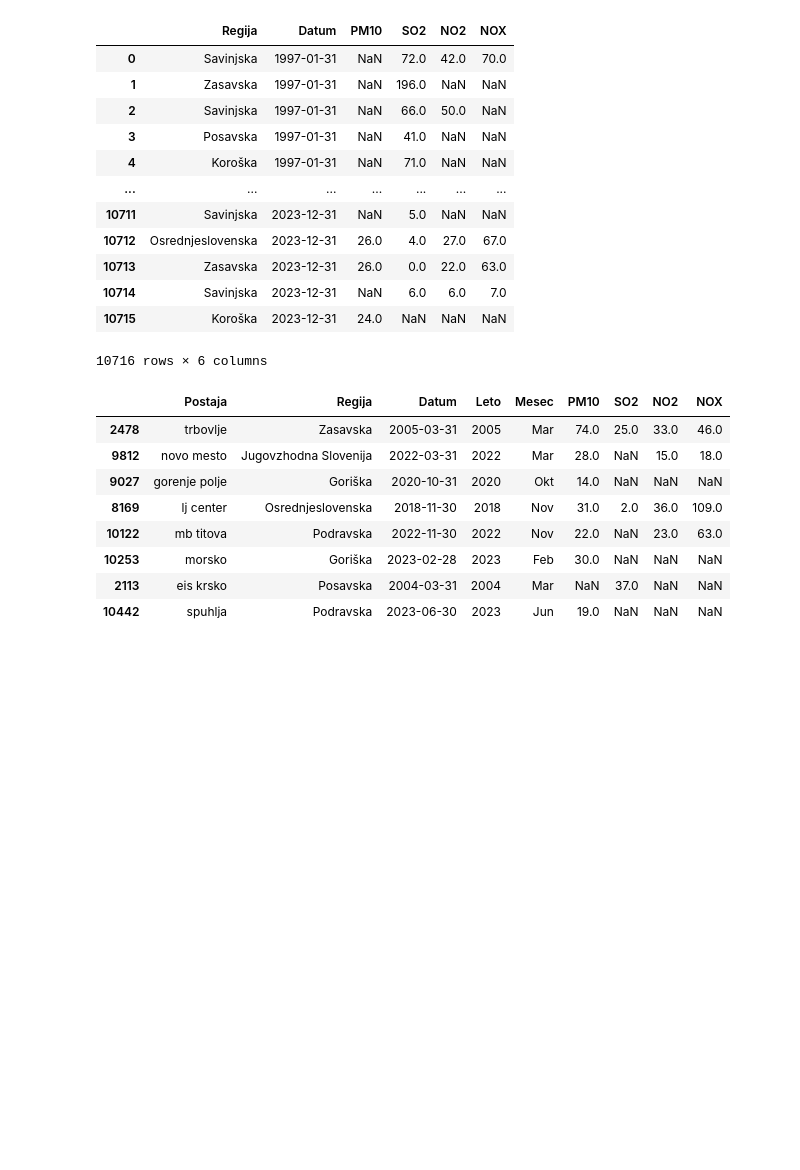
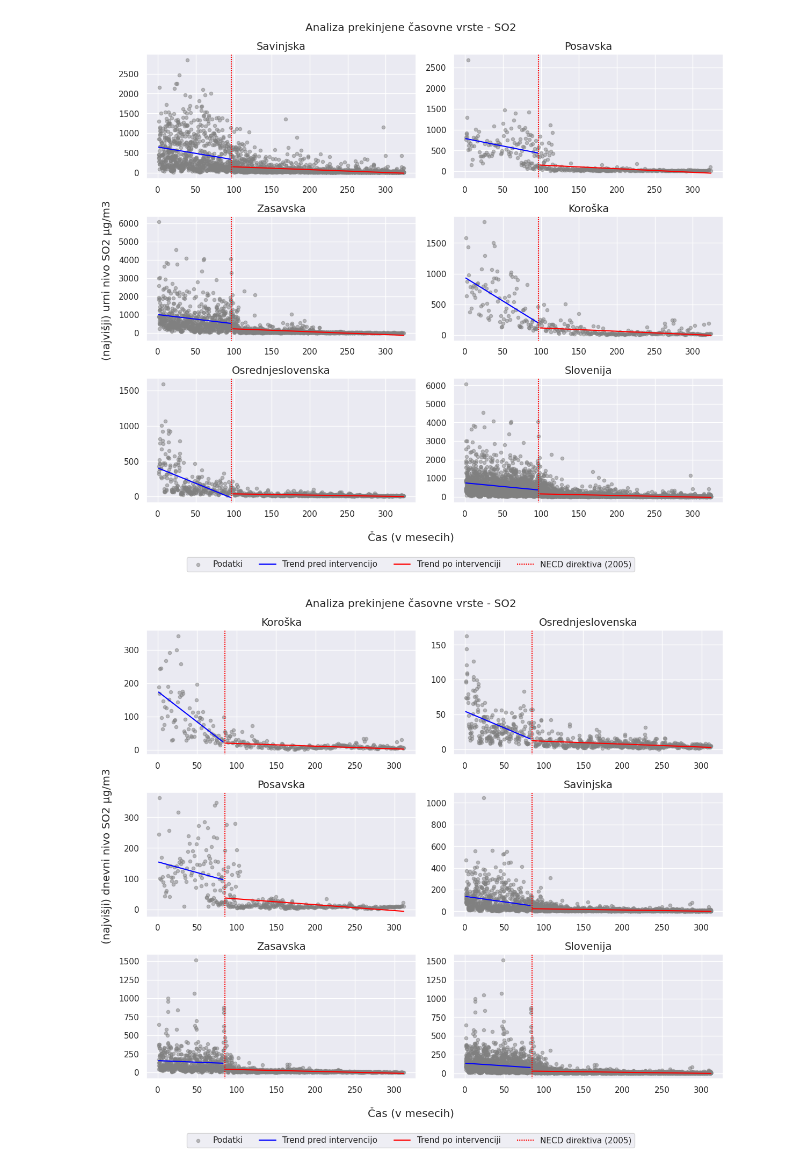
Before and after one commit to Nermin-Mujagic/MDR_analiza_zraka, a Jupyter notebook: 4_Interrupted_time_series_analysis.ipynb, the cells around one changed output. Drawn from its saved outputs; the diff is of its cells as text; code cells hidden in the pictures; blank space fills up the shorter version.

Commit message:
ITSA

```diff
--- a/4_Interrupted_time_series_analysis.ipynb
+++ b/4_Interrupted_time_series_analysis.ipynb
@@ -11,56 +11,0 @@ from helpers import REGIJE_FILTER, Impute_missing
-# %%
-import locale
-from pandas.tseries.offsets import MonthEnd
-
-locale.setlocale(locale.LC_ALL, "sl_SI.utf8")
-WIDE_PATH = Path("podatki/wide_df.csv")
-
-
-def get_last_day_of_month(row):
-    return pd.to_datetime(f"{row['Leto']}-{row['Mesec']}", format="%Y-%b") + MonthEnd(0)
-
-
-df = pd.read_csv(WIDE_PATH)
-df.insert(loc=2, column="Datum", value=df.apply(get_last_day_of_month, axis=1))
-df.drop(columns=['Postaja','Leto','Mesec'],inplace=True)
-df
-# %% [output]
-|  | Regija | Datum | PM10 | SO2 | NO2 | NOX |
-| 0 | Savinjska | 1997-01-31 | NaN | 72.0 | 42.0 | 70.0 |
-| 1 | Zasavska | 1997-01-31 | NaN | 196.0 | NaN | NaN |
-| 2 | Savinjska | 1997-01-31 | NaN | 66.0 | 50.0 | NaN |
-| 3 | Posavska | 1997-01-31 | NaN | 41.0 | NaN | NaN |
-| 4 | Koroška | 1997-01-31 | NaN | 71.0 | NaN | NaN |
-| ... | ... | ... | ... | ... | ... | ... |
-| 10711 | Savinjska | 2023-12-31 | NaN | 5.0 | NaN | NaN |
-| 10712 | Osrednjeslovenska | 2023-12-31 | 26.0 | 4.0 | 27.0 | 67.0 |
-| 10713 | Zasavska | 2023-12-31 | 26.0 | 0.0 | 22.0 | 63.0 |
-| 10714 | Savinjska | 2023-12-31 | NaN | 6.0 | 6.0 | 7.0 |
-| 10715 | Koroška | 2023-12-31 | 24.0 | NaN | NaN | NaN |
-10716 rows × 6 columns
-# %%
-def aggregate_by_snov(df: pd.DataFrame, snov="") -> pd.DataFrame:
-    df = df.copy()
-    df_aggregated = df.groupby(["Regija", "Datum"])[snov].mean().reset_index()
-    df_aggregated.sort_values(by=["Regija", "Datum"])
-    df_aggregated = df_aggregated[df_aggregated["Regija"].isin(REGIJE_FILTER[snov])]
-
-    df_pivoted = df_aggregated.pivot(index="Datum", columns="Regija", values=snov)
-    df_filled = Impute_missing(df_pivoted)
-
-    return df_filled
-
-
-df_so2 = aggregate_by_snov(df, "SO2")
-
-df.sample(8)
-# %% [output]
-|  | Postaja | Regija | Datum | Leto | Mesec | PM10 | SO2 | NO2 | NOX |
-| 2478 | trbovlje | Zasavska | 2005-03-31 | 2005 | Mar | 74.0 | 25.0 | 33.0 | 46.0 |
-| 9812 | novo mesto | Jugovzhodna Slovenija | 2022-03-31 | 2022 | Mar | 28.0 | NaN | 15.0 | 18.0 |
-| 9027 | gorenje polje | Goriška | 2020-10-31 | 2020 | Okt | 14.0 | NaN | NaN | NaN |
-| 8169 | lj center | Osrednjeslovenska | 2018-11-30 | 2018 | Nov | 31.0 | 2.0 | 36.0 | 109.0 |
-| 10122 | mb titova | Podravska | 2022-11-30 | 2022 | Nov | 22.0 | NaN | 23.0 | 63.0 |
-| 10253 | morsko | Goriška | 2023-02-28 | 2023 | Feb | 30.0 | NaN | NaN | NaN |
-| 2113 | eis krsko | Posavska | 2004-03-31 | 2004 | Mar | NaN | 37.0 | NaN | NaN |
-| 10442 | spuhlja | Podravska | 2023-06-30 | 2023 | Jun | 19.0 | NaN | NaN | NaN |
@@ -66,0 +197,16 @@ df.sample(8)
+# %%
+table_mapper = {
+    "ura meritve": "(najvišje) urne meritve",
+    "dan meritve": "(najvišje) dnevne meritve",
+    "leto meritve": "mesečne meritve"
+}
+# %%
+df_hourly = itsa_wrapper(Path("podatki/df_urne.csv"), "SO2", "ura")
+df_daily = itsa_wrapper(Path("podatki/df_dnevne.csv"), "SO2", "dan")
+
+combined_df = pd.concat([df_hourly,df_daily],axis=1).rename(columns=table_mapper)
+combined_df.to_csv("tmp_ITSA_SO2.csv")
+combined_df
+# %% [output]
+[figure, added]
+[figure, added]
```
Also changed, not shown: parts of 7 cells of this notebook, 59 other files.
